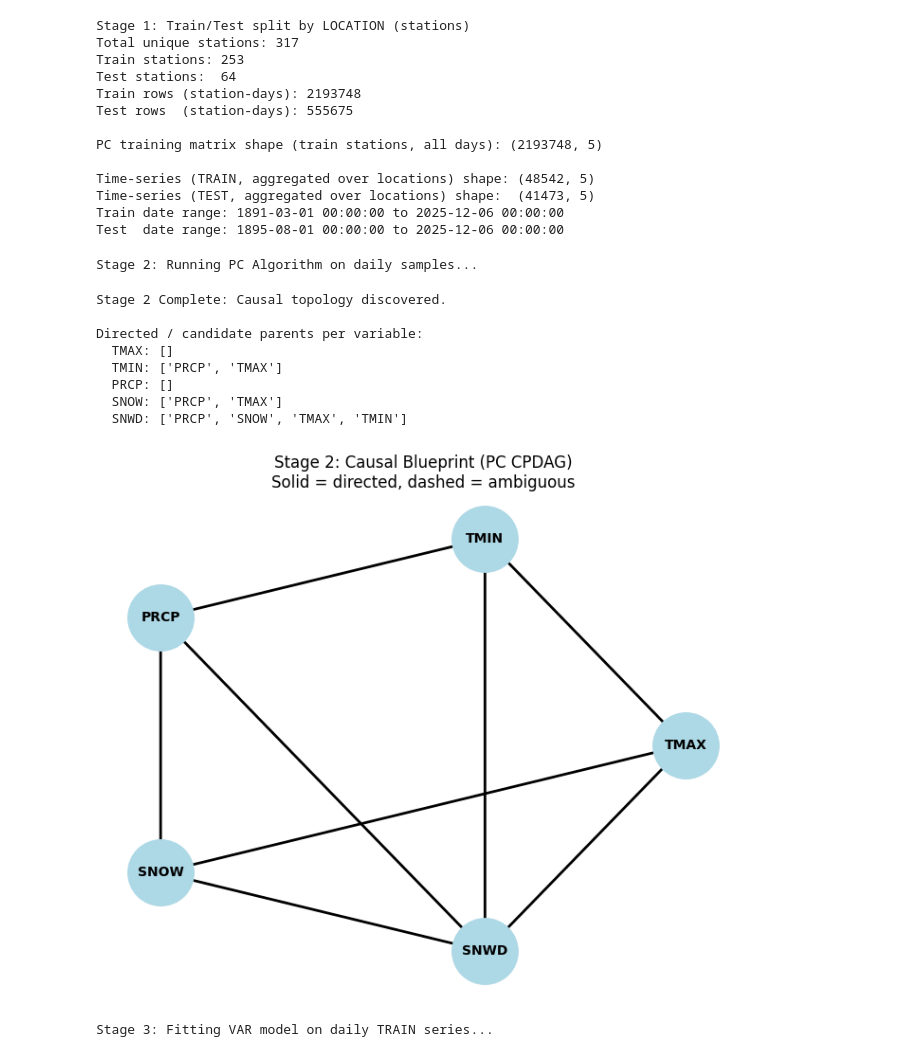
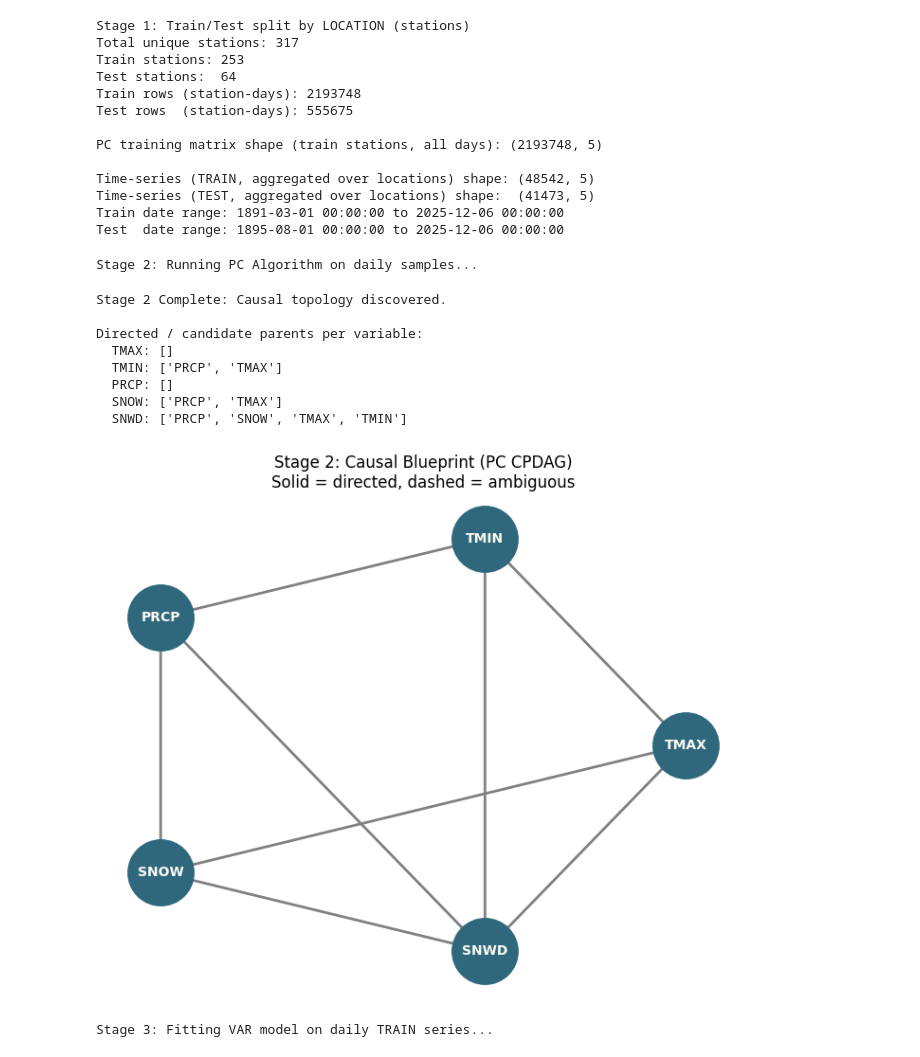
Before and after one commit to isabellafmv/network-dynamics-failure-propagation, a Jupyter notebook: model/weatherdata.ipynb, the cells around one changed output. Cells and saved outputs as stored; diff of their text form; code cells hidden in the pictures.

```diff
--- a/model/weatherdata.ipynb
+++ b/model/weatherdata.ipynb
@@ -21,7 +21,7 @@ from statsmodels.tsa.api import VAR
 
 # This assumes ghcn_clean.csv from your previous script:
 # columns: station, date, variable, value
-ghcn_file = "/Users/isabellamueller-vogt/Library/Mobile Documents/com~apple~CloudDocs/08 - side quests/network-dynamics-failure-propagation/model/data/ghcn_clean_small.csv"
+ghcn_file = "/Users/isabellamueller-vogt/Library/Mobile Documents/com~apple~CloudDocs/08 - side quests/ghcn_clean.csv"
 
 print("Loading weather data from:", ghcn_file)
 df_long = pd.read_csv(ghcn_file, parse_dates=["date"])
@@ -203,8 +203,8 @@ for u, v, etype in edges:
 plt.figure(figsize=(7, 6))
 pos = nx.circular_layout(G_pc)
 
-nx.draw_networkx_nodes(G_pc, pos, node_color='lightblue', node_size=2500)
-nx.draw_networkx_labels(G_pc, pos, font_weight='bold', font_size=10)
+nx.draw_networkx_nodes(G_pc, pos, node_color='#2F687D', node_size=2500)
+nx.draw_networkx_labels(G_pc, pos, font_weight='bold', font_size=10, font_color='#FDFCF4')
 
 solid_edges = [(u, v) for u, v, d in G_pc.edges(data=True) if d.get('style') == 'solid']
 dashed_edges = [(u, v) for u, v, d in G_pc.edges(data=True) if d.get('style') == 'dashed']
@@ -213,35 +213,35 @@ nx.draw_networkx_edges(
     G_pc, pos,
     edgelist=solid_edges,
     arrows=True,
     arrowsize=20,
     arrowstyle='-|>',
-    edge_color='black',
+    edge_color='gray',
     width=2
 )
 nx.draw_networkx_edges(
     G_pc, pos,
     edgelist=dashed_edges,
     arrows=False,
     style='dashed',
     edge_color='gray',
     width=2
 )
 
 plt.title("Stage 2: Causal Blueprint (PC CPDAG)\nSolid = directed, dashed = ambiguous")
 plt.axis("off")
 plt.tight_layout()
 plt.show()
 # %% [output]
 Stage 2: Running PC Algorithm on daily samples...
 Stage 2 Complete: Causal topology discovered.
 
 Directed / candidate parents per variable:
   TMAX: []
   TMIN: ['PRCP', 'TMAX']
   PRCP: []
   SNOW: ['PRCP', 'TMAX']
   SNWD: ['PRCP', 'SNOW', 'TMAX', 'TMIN']
-[figure, old version]
+[figure, new version]
 # %%
 
 # ============================================================
```
Also changed, not shown: parts of 1 cell of this notebook, 5 other files.
